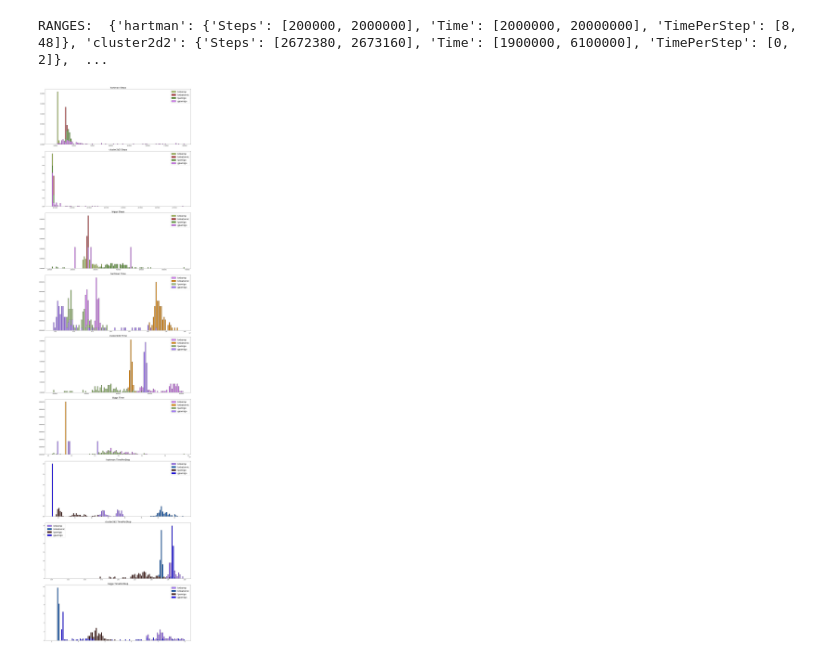
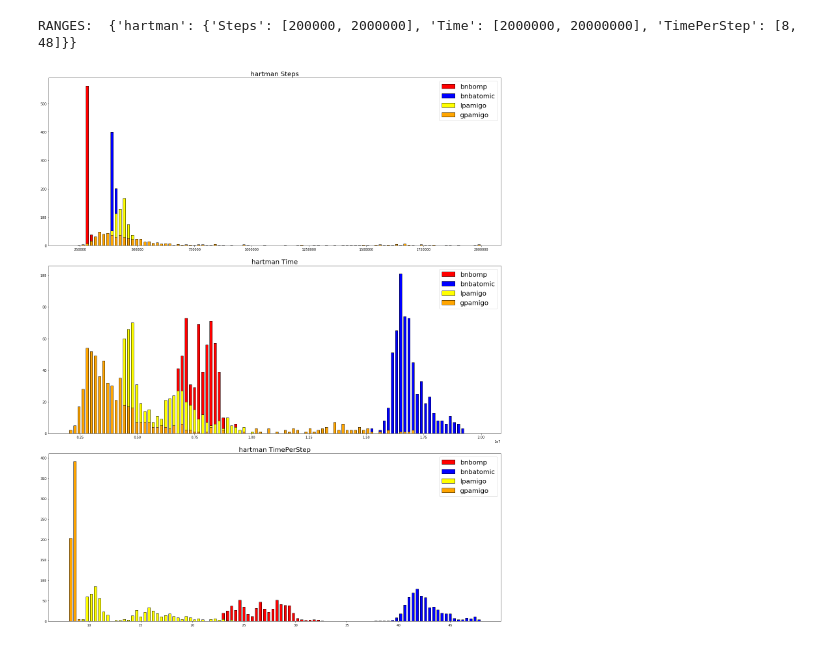
Before and after one commit to yambulatof/BnBSharedMemory, a Jupyter notebook: Algorithms comparison.ipynb, the cells around one changed output. Drawn from its saved outputs; the diff is of its cells as text; code cells hidden in the pictures.

Commit message:
Calculate mean and stdev, add test runner

```diff
--- a/Algorithms comparison.ipynb
+++ b/Algorithms comparison.ipynb
@@ -5,7 +5,7 @@ import numpy as np
 import math
 # %%
 TEST_NAMES = [
-    'hartman',
+    'hartman6',
     'cluster2d2',
     'biggs',
 ]
@@ -61,8 +61,8 @@ plt.show()
 # %%
 TEST_NAMES = [
-    'hartman',
+    'hartman6',
     'cluster2d2',
-    'biggs',
+    #'biggs',
 ]
 ALGORITHM_NAMES = [
     'bnbomp',
@@ -145,8 +145,8 @@ plt.show()
 # %%
 TEST_NAMES = [
-    'hartman',
-    'cluster2d2',
-    'biggs',
+    'hartman6',
+    #'cluster2d2',
+    #'biggs',
 ]
 ALGORITHM_NAMES = [
     'bnbomp',
@@ -162,7 +162,7 @@ HIST_PARAMS = [
 TEST_COUNT = len(TEST_NAMES)
 ALGO_COUNT = len(ALGORITHM_NAMES)
 PARAM_COUNT = len(HIST_PARAMS)
-COLORS = [np.random.rand(3,) for i in range(TEST_COUNT * ALGO_COUNT * PARAM_COUNT)]
+COLORS = ['red', 'blue', 'yellow', 'orange']
 
 DATASETS = {}
 RANGES = {}
@@ -208,34 +208,33 @@ for i, ax in enumerate(axes.flat):
         idx_algo = int((j % (ALGO_COUNT * TEST_COUNT)) % ALGO_COUNT)
         algo_name = ALGORITHM_NAMES[idx_algo]
         idx_test = int((j % (ALGO_COUNT * TEST_COUNT)) / ALGO_COUNT)
         test_name = TEST_NAMES[idx_test]
 
         dataset = DATASETS[algo_name][test_name]
 
         if algo_name == 'gpamigo' and test_name == 'biggs':
             data_to_plot.append([])
         else:
             data_to_plot.append(dataset[param_name])
-        plot_colors.append(COLORS[idx_param * PARAM_COUNT + idx_algo])
         labels.append(algo_name)
-        ax.hist(dataset[param_name], color=COLORS[idx_param * PARAM_COUNT + idx_algo], edgecolor = 'black', density=True, histtype='barstacked',
+        ax.hist(dataset[param_name], color=COLORS[idx_algo], edgecolor = 'black', histtype='barstacked',
             bins = int(100), range=tuple(RANGES[test_name][param_name]), label=algo_name, rwidth=0.6)
 
 
     ax.set_title('{} {}'.format(test_name, param_name), fontsize=20)
 
     #ax.hist(data_to_plot, color=plot_colors, edgecolor = 'black', stacked=False, density=True, #histtype='barstacked',
     #    bins = int(50), range=tuple(RANGES[test_name][param_name]), label=labels, rwidth=0.9)
     ax.legend(prop={'size': 20})
 
 
 #for i, ax in enumerate(axes[:,0]):
 #    idx_algo = int(i % ALGO_COUNT)
 #    algo_name = ALGORITHM_NAMES[idx_algo]
 #    ax.set_ylabel(algo_name, size='large', rotation=0)
 
 fig.tight_layout()
 plt.show()
 # %% [output]
-RANGES:  {'hartman': {'Steps': [200000, 2000000], 'Time': [2000000, 20000000], 'TimePerStep': [8, 48]}, 'cluster2d2': {'Steps': [2672380, 2673160], 'Time': [1900000, 6100000], 'TimePerStep': [0, 2]},  ...
+RANGES:  {'hartman': {'Steps': [200000, 2000000], 'Time': [2000000, 20000000], 'TimePerStep': [8, 48]}}
-[figure, old version]
+[figure, new version]
```
Also changed, not shown: parts of 3 cells of this notebook, 12 other files.
